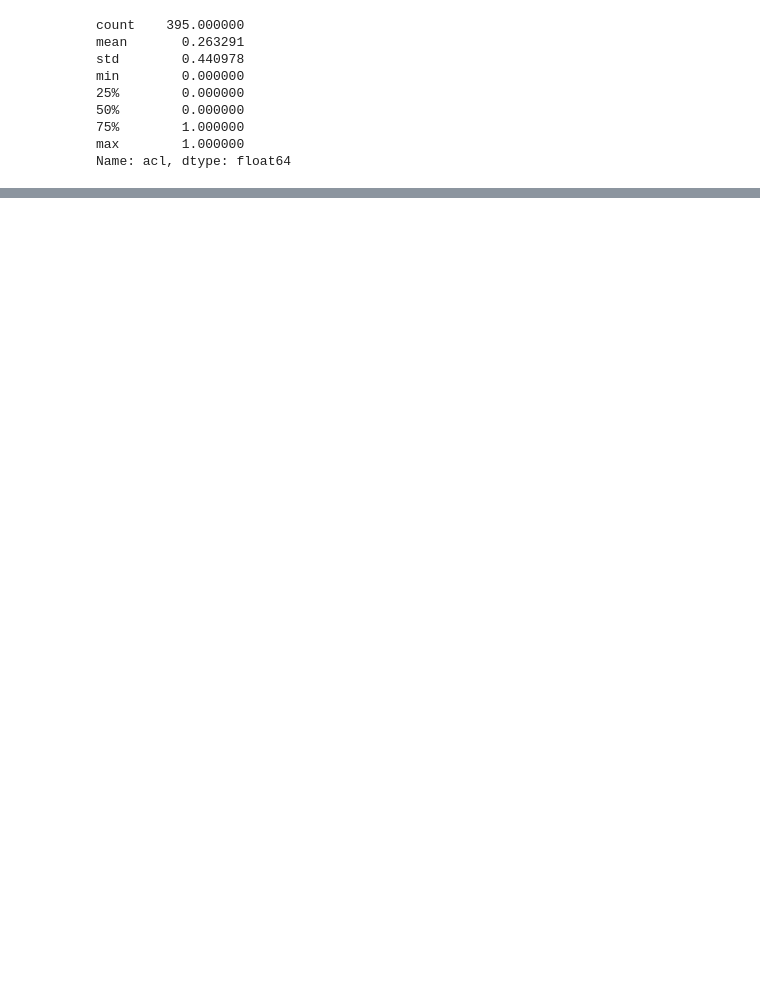
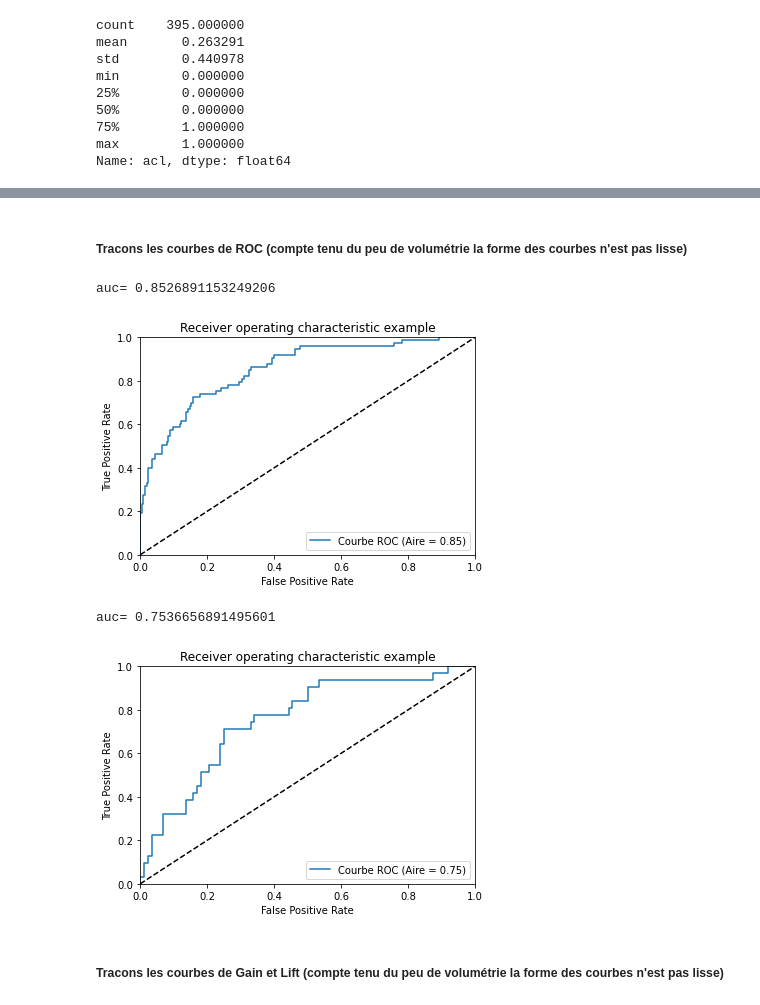
Before and after one commit to wil0u/python-formation-3, a Jupyter notebook: notebooks/Tuto_CoursMLPython_ClassificationAlcool.ipynb, the cells around one changed output, grey strips where cells are left out. Cells and saved outputs as stored; diff of their text form; code cells hidden in the pictures; blank space fills up the shorter version.

```diff
--- a/notebooks/Tuto_CoursMLPython_ClassificationAlcool.ipynb
+++ b/notebooks/Tuto_CoursMLPython_ClassificationAlcool.ipynb
@@ -268,0 +339,4 @@ tree.plot_tree(modele_arbre1,class_names=True, max_depth=4,proportion=True, font
+# %%
+# Récupération uniquement de la proba d'interêt
+probas_train = probas_train[:,1]
+probas_test = probas_test[:,1]
@@ -268,0 +431,2 @@ tree.plot_tree(modele_arbre1,class_names=True, max_depth=4,proportion=True, font
+# %% [markdown]
+##### Tracons les courbes de ROC (compte tenu du peu de volumétrie la forme des courbes n'est pas lisse)
@@ -268,0 +435,10 @@ tree.plot_tree(modele_arbre1,class_names=True, max_depth=4,proportion=True, font
+# %%
+auc_et_roc(y_train,probas_train)
+auc_et_roc(y_test,probas_test)
+# %% [output]
+auc= 0.8526891153249206
+[figure, added]
+auc= 0.7536656891495601
+[figure, added]
+# %% [markdown]
+##### Tracons les courbes de Gain et Lift (compte tenu du peu de volumétrie la forme des courbes n'est pas lisse)
```
Also changed, not shown: parts of 160 cells of this notebook, 12 other files.
